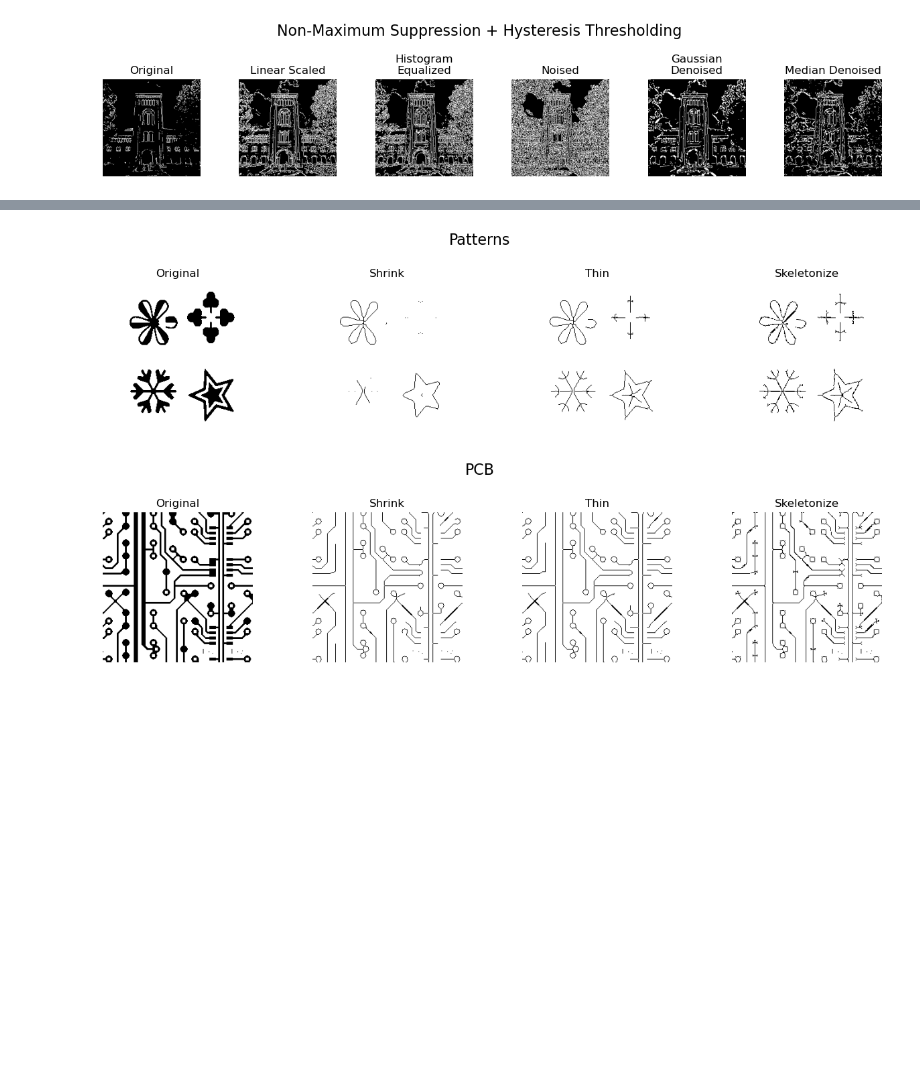
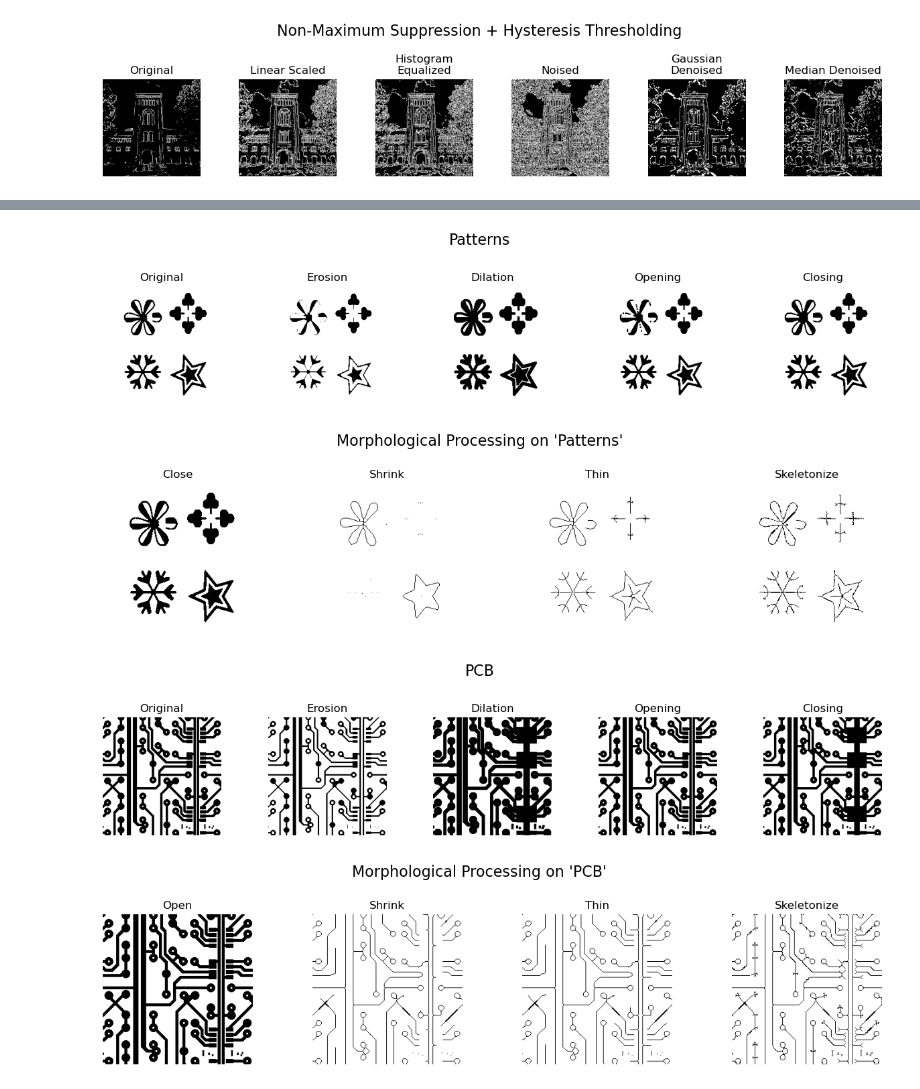
Before and after one commit to FLwolfy/Image-Processing, a Jupyter notebook: HW2_main.ipynb, the cells around one changed output, grey strips where cells are left out. Cells and saved outputs as stored; diff of their text form; code cells hidden in the pictures; blank space fills up the shorter version.

```diff
--- a/HW2_main.ipynb
+++ b/HW2_main.ipynb
@@ -78,25 +132,43 @@ show_images([building_sobel_edge_non_maximum, building_linear_sobel_edge_non_max
 # %%
 # Morphological Processing
 
+# Patterns
 patterns = Image(256, 256, 1)
 patterns.load("images/HW2/patterns.raw")
 patterns = Image.median_denoise(patterns, 0, 3)
 
-patterns_shrink = Image.negative(Image.shrink(Image.negative(patterns, 0), 0, 20), 0)
-patterns_thin = Image.negative(Image.thin(Image.negative(patterns, 0), 0, 12), 0)
-patterns_skeletonize = Image.negative(Image.skeletonize(Image.negative(patterns, 0), 0, 8), 0)
+patterns_erosion = Image.negative(Image.erode(Image.negative(patterns), 0, 1))
+patterns_dilation = Image.negative(Image.dilate(Image.negative(patterns), 0, 1))
+patterns_open = Image.negative(Image.open(Image.negative(patterns), 0))
+patterns_close = Image.negative(Image.close(Image.negative(patterns), 0))
 
-show_images([patterns, patterns_shrink, patterns_thin, patterns_skeletonize], ["Original", "Shrink", "Thin", "Skeletonize"], "Patterns")
+show_images([patterns, patterns_erosion, patterns_dilation, patterns_open, patterns_close], ["Original", "Erosion", "Dilation", "Opening", "Closing"], "Patterns")
 
+patterns_shrink = Image.negative(Image.shrink(Image.negative(patterns), 0, 40))
+patterns_thin = Image.negative(Image.thin(Image.negative(patterns), 0, 12))
+patterns_skeletonize = Image.negative(Image.skeletonize(Image.negative(patterns), 0, 8))
+
+show_images([patterns, patterns_shrink, patterns_thin, patterns_skeletonize], ["Close", "Shrink", "Thin", "Skeletonize"], "Morphological Processing on 'Patterns'")
+
+# PCB
 pcb = Image(256, 256, 1)
 pcb.load("images/HW2/pcb.raw")
-pcb = Image.negative(Image.open(Image.negative(pcb, 0), 0), 0)
+pcb = Image.negative(Image.open(Image.negative(pcb), 0), 0)
 
-pcb_shrink = Image.negative(Image.shrink(Image.negative(pcb, 0), 0, 8), 0)
-pcb_thin = Image.negative(Image.thin(Image.negative(pcb, 0), 0, 8), 0)
-pcb_skeletonize = Image.negative(Image.skeletonize(Image.negative(pcb, 0), 0, 8), 0)
+pcb_erosion = Image.negative(Image.erode(Image.negative(pcb), 0, 1))
+pcb_dilation = Image.negative(Image.dilate(Image.negative(pcb), 0, 1))
+pcb_open = Image.negative(Image.open(Image.negative(pcb), 0))
+pcb_close = Image.negative(Image.close(Image.negative(pcb), 0))
 
-show_images([pcb, pcb_shrink, pcb_thin, pcb_skeletonize], ["Original", "Shrink", "Thin", "Skeletonize"], "PCB")
+show_images([pcb, pcb_erosion, pcb_dilation, pcb_open, pcb_close], ["Original", "Erosion", "Dilation", "Opening", "Closing"], "PCB")
+
+pcb_shrink = Image.negative(Image.shrink(Image.negative(pcb_open), 0, 12))
+pcb_thin = Image.negative(Image.thin(Image.negative(pcb_open), 0, 12))
+pcb_skeletonize = Image.negative(Image.skeletonize(Image.negative(pcb_open), 0, 12))
+
+show_images([pcb, pcb_shrink, pcb_thin, pcb_skeletonize], ["Open", "Shrink", "Thin", "Skeletonize"], "Morphological Processing on 'PCB'")
 # %% [output]
-[figure, old version]
+[figure, new version]
-[figure, old version]
+[figure, new version]
+[figure, added]
+[figure, added]
```
Also changed, not shown: parts of 11 cells of this notebook, 10 other files.
